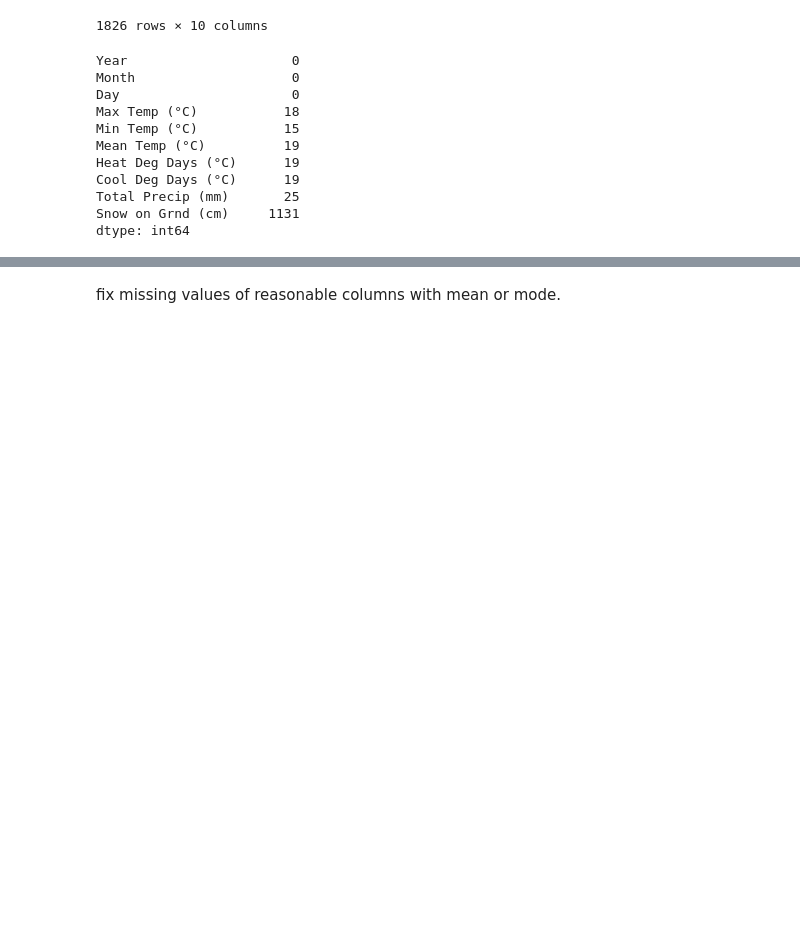
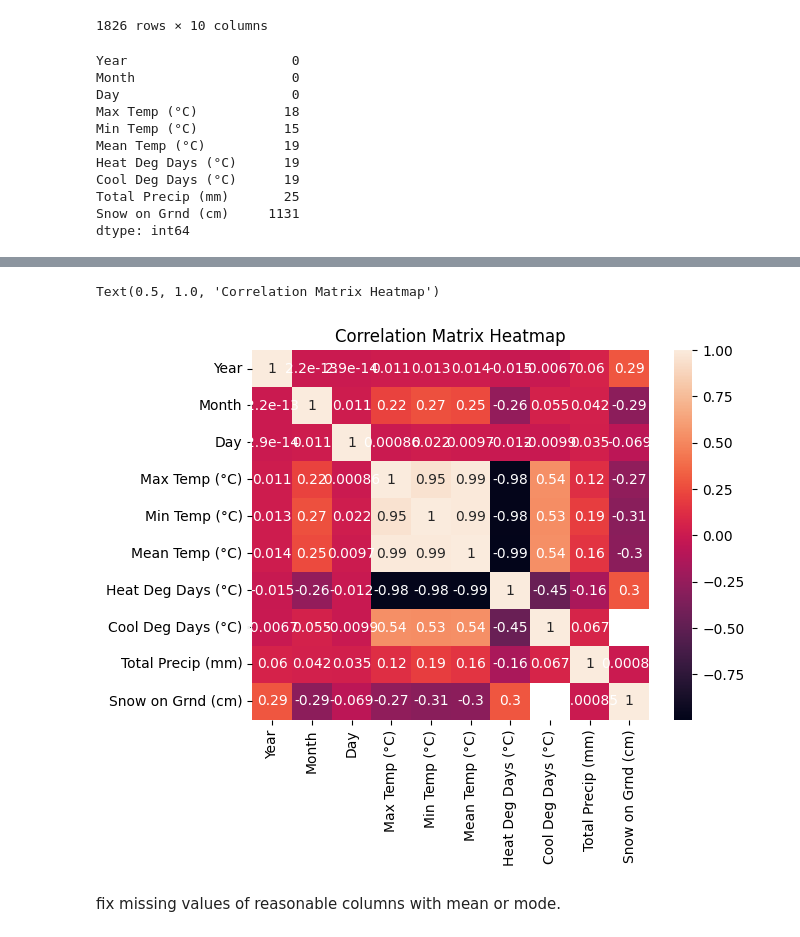
Before and after one commit to Oluyomy/Final_Lhl_Project, a Jupyter notebook: winnipegweather_df.ipynb, the cells around one changed output, grey strips where cells are left out. Cells and saved outputs as stored; diff of their text form; code cells hidden in the pictures; blank space fills up the shorter version.

```diff
--- a/winnipegweather_df.ipynb
+++ b/winnipegweather_df.ipynb
@@ -263,0 +290,4 @@ dtype: int64
+# %%
+# To Calculate the correlation matrix
+corr =winnipegcol_df.corr()
+corr
@@ -264,3 +306,13 @@ dtype: int64
+# %%
+import seaborn as sns
+import matplotlib.pyplot as plt
+#Heatmap showing correlation in different variables.
+# Create a heat map with correlation data
+sns.heatmap(data= corr, annot=True)
+plt.title("Correlation Matrix Heatmap")
+# %% [output]
+Text(0.5, 1.0, 'Correlation Matrix Heatmap')
+[figure, added]
 # %% [markdown]
 fix missing values  of reasonable columns with mean or mode.
 # %% [markdown]
```
Also changed, not shown: parts of 32 cells of this notebook.
